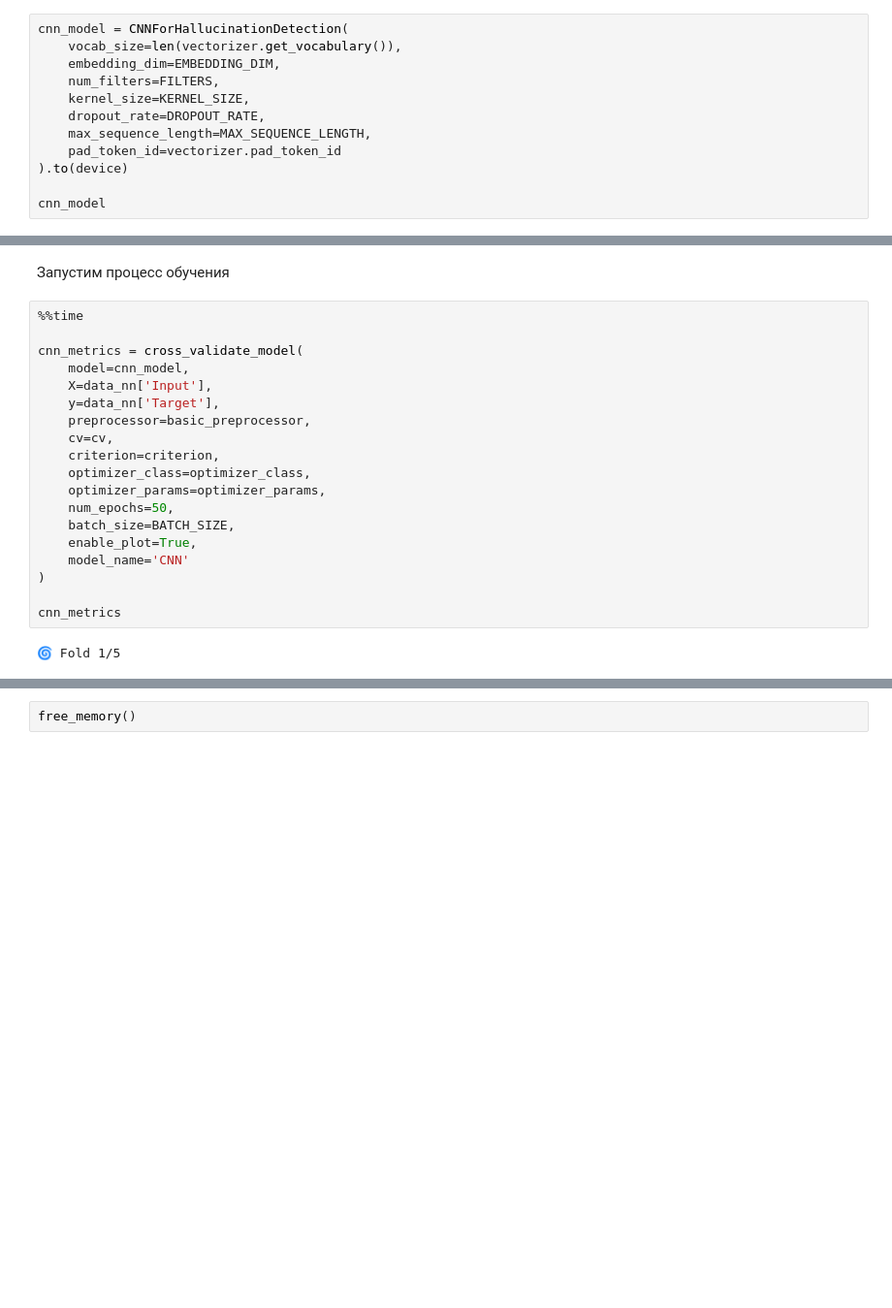
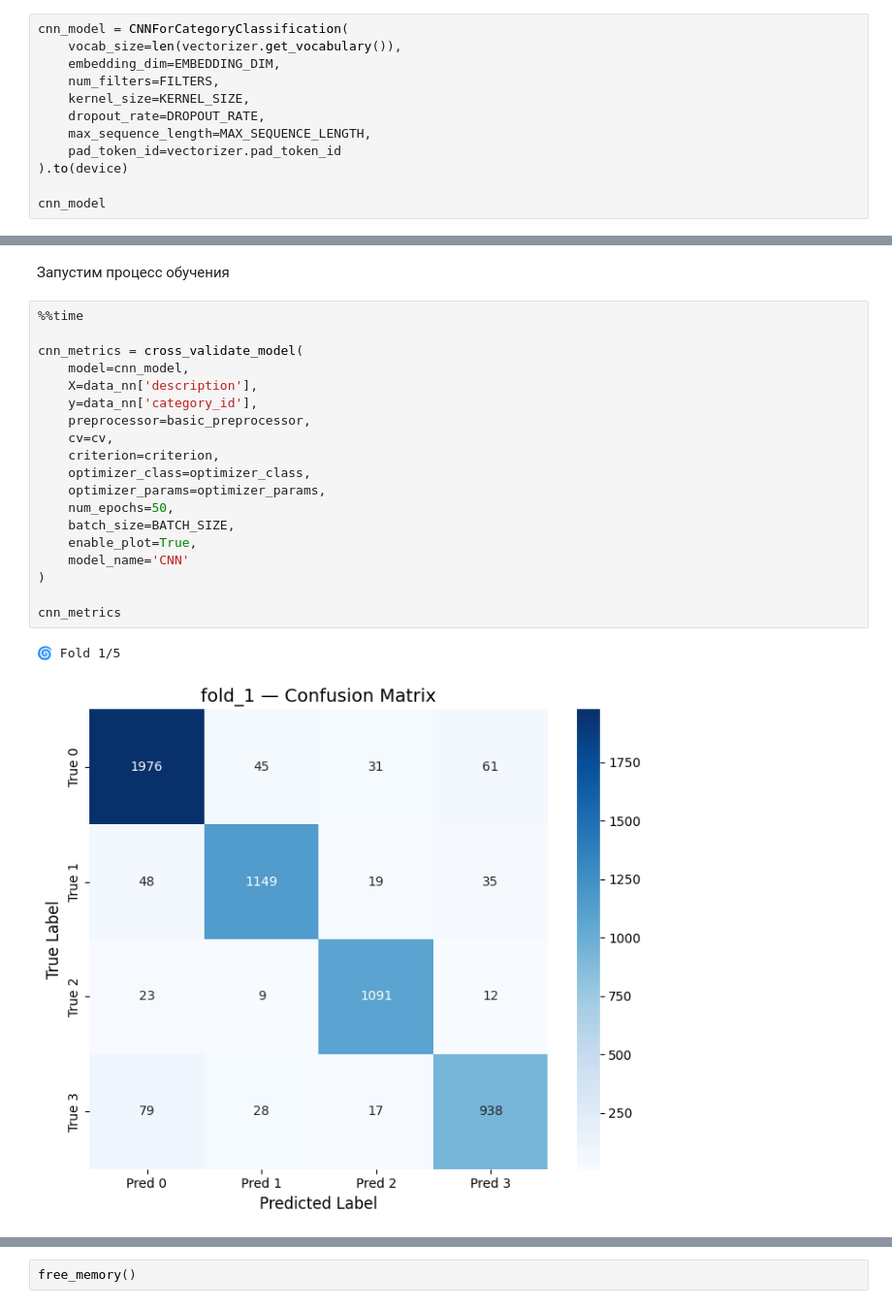
Before and after one commit to TimofeyTsvirko/ecommerce-text-classification, a Jupyter notebook: neural_networks.ipynb, the cells around one changed output, grey strips where cells are left out. Shown at 97% size. Drawn from its saved outputs; the diff is of its cells as text; blank space fills up the shorter version.

```diff
--- a/neural_networks.ipynb
+++ b/neural_networks.ipynb
@@ -358,7 +401,7 @@ KERNEL_SIZE = 3
 # %% [markdown]
 Построим модель
 # %%
-cnn_model = CNNForHallucinationDetection(
+cnn_model = CNNForCategoryClassification(
     vocab_size=len(vectorizer.get_vocabulary()),
     embedding_dim=EMBEDDING_DIM,
     num_filters=FILTERS,
@@ -387,21 +430,22 @@ print(f"Сверточная модель содержит число парам
 # %%
 %%time
 
 cnn_metrics = cross_validate_model(
     model=cnn_model,
-    X=data_nn['Input'],
-    y=data_nn['Target'],
+    X=data_nn['description'],
+    y=data_nn['category_id'],
     preprocessor=basic_preprocessor,
     cv=cv,
     criterion=criterion,
     optimizer_class=optimizer_class,
     optimizer_params=optimizer_params,
     num_epochs=50,
     batch_size=BATCH_SIZE,
     enable_plot=True,
     model_name='CNN'
 )
 
 cnn_metrics
 # %% [output]
 🌀 Fold 1/5
+[figure, added]
```
Also changed, not shown: parts of 46 cells of this notebook, 4 other files.
